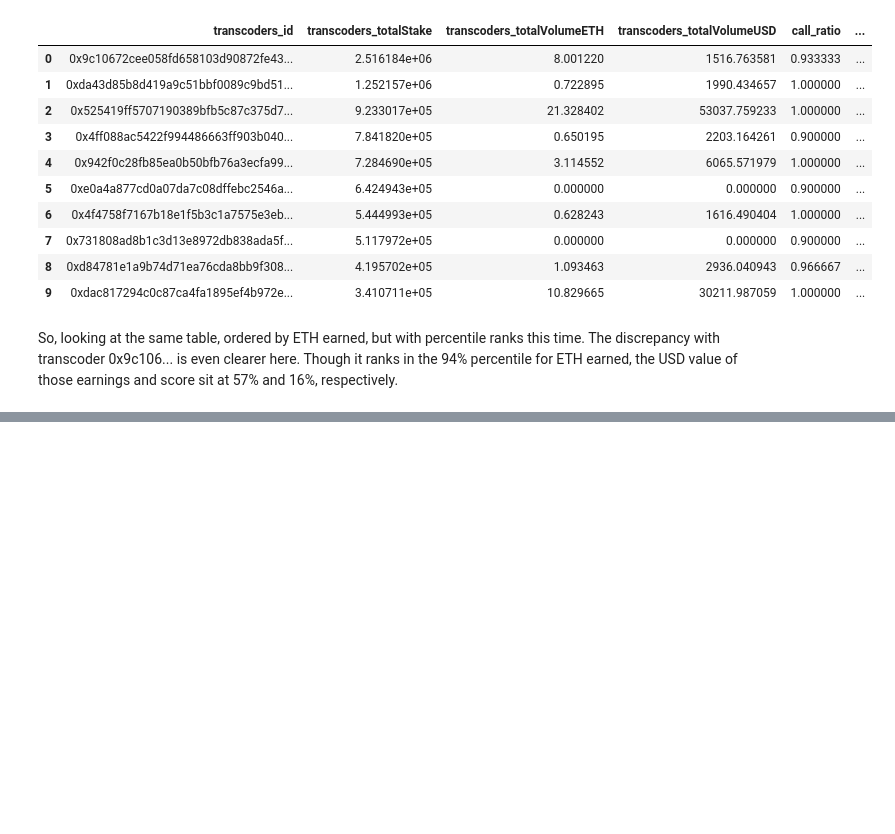
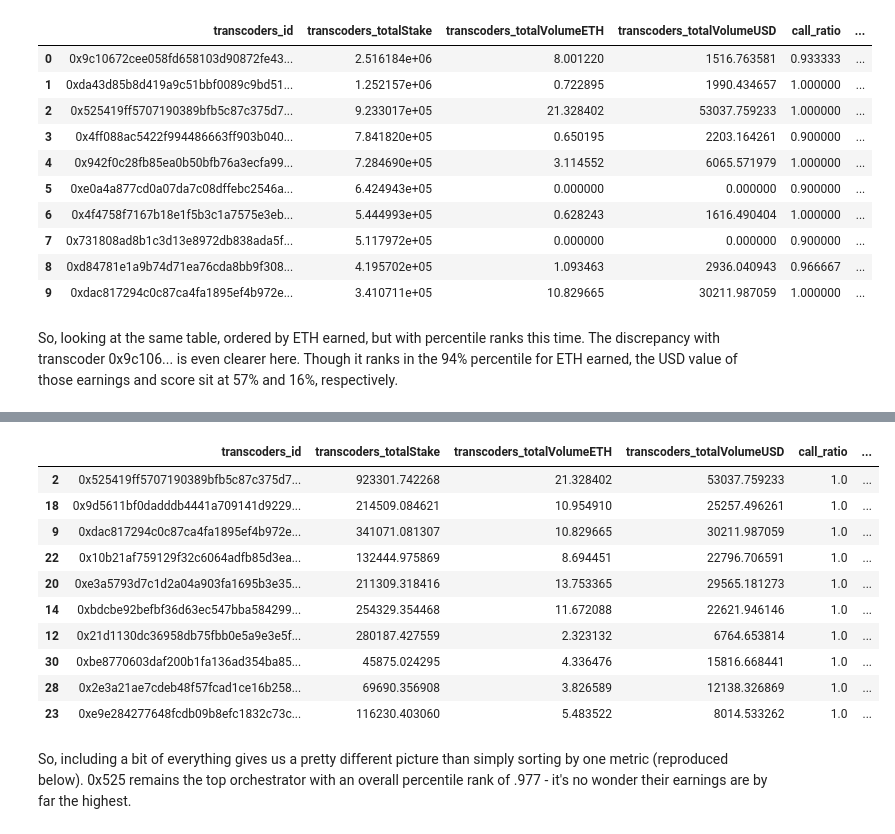
Before and after one commit to forgxyz/livepeer, a Jupyter notebook: orchestrator_segmentation.ipynb, the cells around one changed output, grey strips where cells are left out. Cells and saved outputs as stored; diff of their text form; code cells hidden in the pictures; blank space fills up the shorter version.

Commit message:
orchestra

```diff
--- a/orchestrator_segmentation.ipynb
+++ b/orchestrator_segmentation.ipynb
@@ -93,0 +98,5 @@ fig_eth.show()
+# %%
+percentiles = board.copy(deep=True)
+percentiles.drop(columns=['transcoders_totalStake','transcoders_totalVolumeETH', 'transcoders_totalVolumeUSD', 'call_ratio', 'delegator_count','score','transcoders_totalVolumeUSD_pct'], inplace=True)
+percentiles = percentiles.set_index('transcoders_id').T.mean().sort_values(ascending=False)
+percentiles
@@ -93,0 +117,18 @@ fig_eth.show()
+# %%
+top_orchestrators = pd.merge(board, pd.DataFrame(percentiles).rename(columns={0:'avg_pct'}), on='transcoders_id', how='inner')
+top10 = top_orchestrators.sort_values(by='avg_pct', ascending=False)[:10]
+top10
+# %% [output]
+|  | transcoders_id | transcoders_totalStake | transcoders_totalVolumeETH | transcoders_totalVolumeUSD | call_ratio | ... |
+| 2 | 0x525419ff5707190389bfb5c87c375d7... | 923301.742268 | 21.328402 | 53037.759233 | 1.0 | ... |
+| 18 | 0x9d5611bf0dadddb4441a709141d9229... | 214509.084621 | 10.954910 | 25257.496261 | 1.0 | ... |
+| 9 | 0xdac817294c0c87ca4fa1895ef4b972e... | 341071.081307 | 10.829665 | 30211.987059 | 1.0 | ... |
+| 22 | 0x10b21af759129f32c6064adfb85d3ea... | 132444.975869 | 8.694451 | 22796.706591 | 1.0 | ... |
+| 20 | 0xe3a5793d7c1d2a04a903fa1695b3e35... | 211309.318416 | 13.753365 | 29565.181273 | 1.0 | ... |
+| 14 | 0xbdcbe92befbf36d63ec547bba584299... | 254329.354468 | 11.672088 | 22621.946146 | 1.0 | ... |
+| 12 | 0x21d1130dc36958db75fbb0e5a9e3e5f... | 280187.427559 | 2.323132 | 6764.653814 | 1.0 | ... |
+| 30 | 0xbe8770603daf200b1fa136ad354ba85... | 45875.024295 | 4.336476 | 15816.668441 | 1.0 | ... |
+| 28 | 0x2e3a21ae7cdeb48f57fcad1ce16b258... | 69690.356908 | 3.826589 | 12138.326869 | 1.0 | ... |
+| 23 | 0xe9e284277648fcdb09b8efc1832c73c... | 116230.403060 | 5.483522 | 8014.533262 | 1.0 | ... |
+# %% [markdown]
+So, including a bit of everything gives us a pretty different picture than simply sorting by one metric (reproduced below). 0x525 remains the top orchestrator with an overall percentile rank of .977 - it's no wonder their earnings are by far the highest.
```
Also changed, not shown: parts of 9 cells of this notebook, 1 other file.
